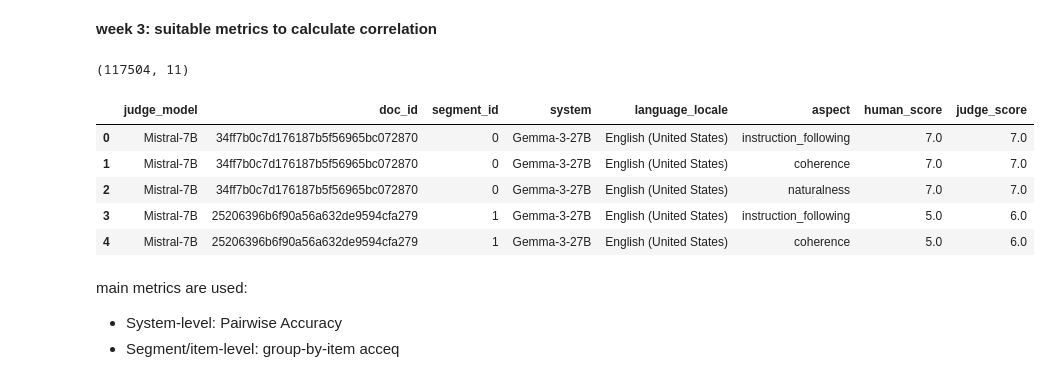
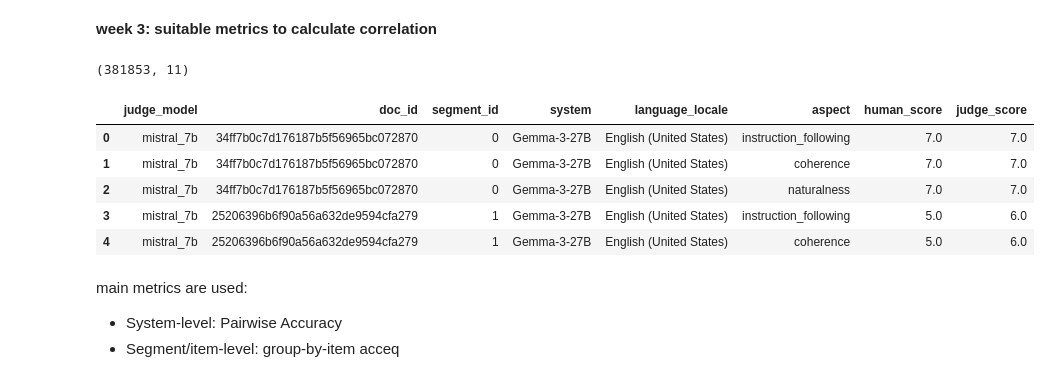
Before and after one commit to NhAnh278/llm-as-a-judge-praktikum, a Jupyter notebook: notebooks/Nhat_Anh_Hoang_analysis.ipynb, the cells around one changed output. Saved outputs shown, nothing was run; the diff lists cells and outputs as text; code cells hidden in the pictures.

```diff
--- a/notebooks/Nhat_Anh_Hoang_analysis.ipynb
+++ b/notebooks/Nhat_Anh_Hoang_analysis.ipynb
@@ -537,7 +528,16 @@ def process_judge_df(df_raw, judge_model_name):
 
     return df_with_mean
 # %%
-df_mistral = process_judge_df(df_mistral_raw, "Mistral-7B")
-df_qwen = process_judge_df(df_qwen_raw, "Qwen2.5-7B")
-df_commandr = process_judge_df(df_commandr_raw, "CommandR7B")
-df_llama = process_judge_df(df_llama_raw, "Llama-3.1-8B")
+df_mistral_7b = process_judge_df(df_mistral_7b, "mistral_7b")
+df_qwen2_5_7b = process_judge_df(df_qwen2_5_7b, "qwen2_5_7b")
+df_commandr_7b = process_judge_df(df_commandr_7b, "commandr_7b")
+df_llama_3_1_8b = process_judge_df(df_llama_3_1_8b, "llama_3_1_8b")
+df_ayaexpanse_32b = process_judge_df(df_ayaexpanse_32b, "ayaexpanse_32b")
+df_ayaexpanse_8b = process_judge_df(df_ayaexpanse_8b, "ayaexpanse_8b")
+df_claude_4 = process_judge_df(df_claude_4, "claude_4")
+df_commanda = process_judge_df(df_commanda, "commanda")
+df_deepseek_v3 = process_judge_df(df_deepseek_v3, "deepseek_v3")
+df_gpt_4_1 = process_judge_df(df_gpt_4_1, "gpt_4_1")
+df_llama_4_maverick = process_judge_df(df_llama_4_maverick, "llama_4_maverick")
+df_mistral_medium = process_judge_df(df_mistral_medium, "mistral_medium")
+df_qwen_3_235b = process_judge_df(df_qwen_3_235b, "qwen_3_235b")
@@ -602,8 +573,17 @@ def merge_judge_with_human(df_judge, df_human_long, human_keys):
     return df_merged
 # %%
 #merge
-df_mistral_merged = merge_judge_with_human(df_mistral, df_human_long, human_keys)
-df_qwen_merged = merge_judge_with_human(df_qwen, df_human_long, human_keys)
-df_commandr_merged = merge_judge_with_human(df_commandr, df_human_long, human_keys)
-df_llama_merged = merge_judge_with_human(df_llama, df_human_long, human_keys)
+df_mistral_merged = merge_judge_with_human(df_mistral_7b, df_human_long, human_keys)
+df_qwen_merged = merge_judge_with_human(df_qwen2_5_7b, df_human_long, human_keys)
+df_commandr_merged = merge_judge_with_human(df_commandr_7b, df_human_long, human_keys)
+df_llama_merged = merge_judge_with_human(df_llama_3_1_8b, df_human_long, human_keys)
+df_ayaexpanse_32b_merged = merge_judge_with_human(df_ayaexpanse_32b, df_human_long, human_keys)
+df_ayaexpanse_8b_merged = merge_judge_with_human(df_ayaexpanse_8b, df_human_long, human_keys)
+df_claude_4_merged = merge_judge_with_human(df_claude_4, df_human_long, human_keys)
+df_commanda_merged = merge_judge_with_human(df_commanda, df_human_long, human_keys)
+df_deepseek_v3_merged = merge_judge_with_human(df_deepseek_v3, df_human_long, human_keys)
+df_gpt_4_1_merged = merge_judge_with_human(df_gpt_4_1, df_human_long, human_keys)
+df_llama_4_maverick_merged = merge_judge_with_human(df_llama_4_maverick, df_human_long, human_keys)
+df_mistral_medium_merged = merge_judge_with_human(df_mistral_medium, df_human_long, human_keys)
+df_qwen_3_235b_merged = merge_judge_with_human(df_qwen_3_235b, df_human_long, human_keys)
 # %% [output]
@@ -1018,33 +995,42 @@ The judged-system plot analyzes whether judge-human agreement depends on the sys
 # %%
 all_merged = pd.concat(
     [
         df_mistral_merged,
         df_qwen_merged,
         df_commandr_merged,
         df_llama_merged,
+        df_ayaexpanse_32b_merged,
+        df_ayaexpanse_8b_merged,
+        df_claude_4_merged,
+        df_commanda_merged,
+        df_deepseek_v3_merged,
+        df_gpt_4_1_merged,
+        df_llama_4_maverick_merged,
+        df_mistral_medium_merged,
+        df_qwen_3_235b_merged,
     ],
     ignore_index=True
 )
 
 print(all_merged.shape)
 all_merged[[
     "judge_model",
     "doc_id",
     "segment_id",
     "system",
     "language_locale",
     "aspect",
     "human_score",
     "judge_score"
 ]].head()
 # %% [output]
-(117504, 11)
+(381853, 11)
 |  | judge_model | doc_id | segment_id | system | language_locale | aspect | human_score | judge_score |
-| 0 | Mistral-7B | 34ff7b0c7d176187b5f56965bc072870 | 0 | Gemma-3-27B | English (United States) | instruction_following | 7.0 | 7.0 |
-| 1 | Mistral-7B | 34ff7b0c7d176187b5f56965bc072870 | 0 | Gemma-3-27B | English (United States) | coherence | 7.0 | 7.0 |
-| 2 | Mistral-7B | 34ff7b0c7d176187b5f56965bc072870 | 0 | Gemma-3-27B | English (United States) | naturalness | 7.0 | 7.0 |
-| 3 | Mistral-7B | 25206396b6f90a56a632de9594cfa279 | 1 | Gemma-3-27B | English (United States) | instruction_following | 5.0 | 6.0 |
-| 4 | Mistral-7B | 25206396b6f90a56a632de9594cfa279 | 1 | Gemma-3-27B | English (United States) | coherence | 5.0 | 6.0 |
+| 0 | mistral_7b | 34ff7b0c7d176187b5f56965bc072870 | 0 | Gemma-3-27B | English (United States) | instruction_following | 7.0 | 7.0 |
+| 1 | mistral_7b | 34ff7b0c7d176187b5f56965bc072870 | 0 | Gemma-3-27B | English (United States) | coherence | 7.0 | 7.0 |
+| 2 | mistral_7b | 34ff7b0c7d176187b5f56965bc072870 | 0 | Gemma-3-27B | English (United States) | naturalness | 7.0 | 7.0 |
+| 3 | mistral_7b | 25206396b6f90a56a632de9594cfa279 | 1 | Gemma-3-27B | English (United States) | instruction_following | 5.0 | 6.0 |
+| 4 | mistral_7b | 25206396b6f90a56a632de9594cfa279 | 1 | Gemma-3-27B | English (United States) | coherence | 5.0 | 6.0 |
 # %% [markdown]
 main metrics are used:
 - System-level: Pairwise Accuracy
```
Also changed, not shown: parts of 75 cells of this notebook.
